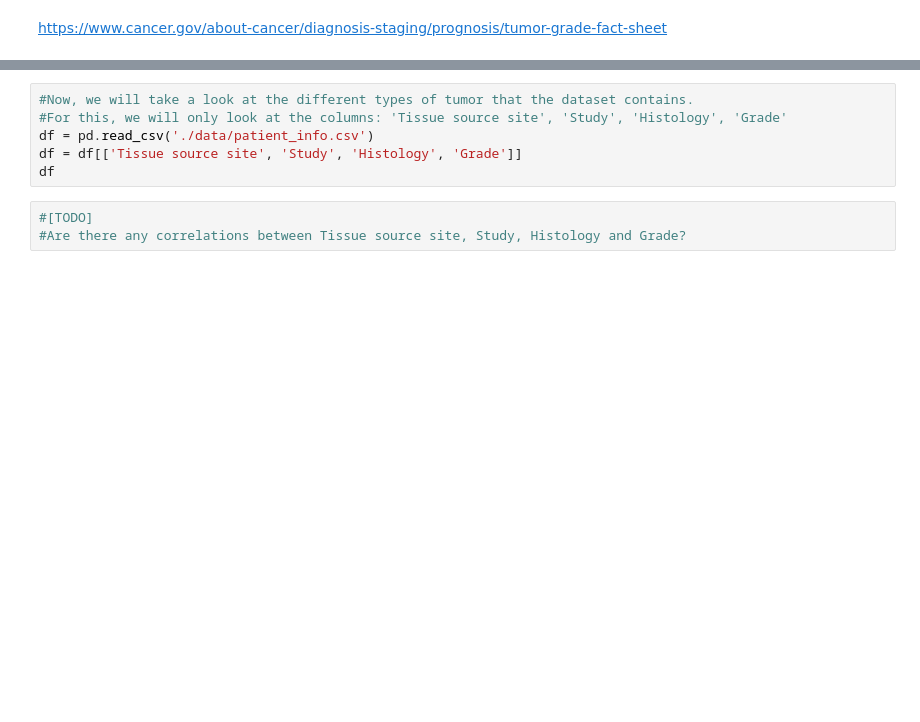
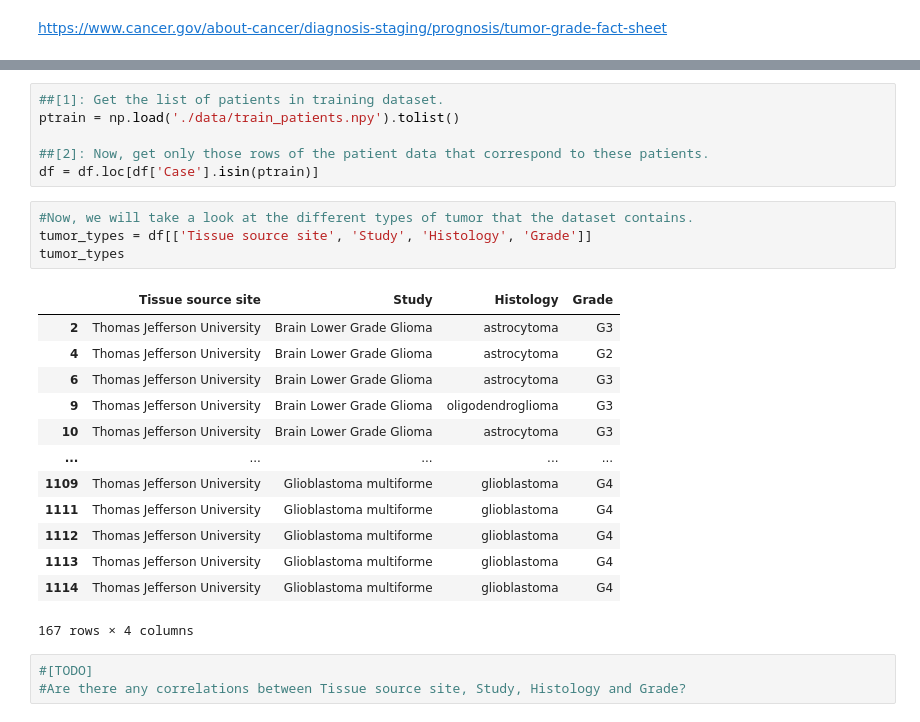
Before and after one commit to comp-hci-lab/BDSI_2022_ML, a Jupyter notebook: 01_Data_Exploration.ipynb, the cells around one changed output, grey strips where cells are left out. Saved outputs shown, nothing was run; the diff lists cells and outputs as text; blank space fills up the shorter version.

```diff
--- a/01_Data_Exploration.ipynb
+++ b/01_Data_Exploration.ipynb
@@ -42,9 +60,27 @@ https://www.cancer.gov/about-cancer/diagnosis-staging/prognosis/tumor-grade-fact
+# %%
+##[1]: Get the list of patients in training dataset.
+ptrain = np.load('./data/train_patients.npy').tolist()
+
+##[2]: Now, get only those rows of the patient data that correspond to these patients.
+df = df.loc[df['Case'].isin(ptrain)]
 # %%
 #Now, we will take a look at the different types of tumor that the dataset contains.
-#For this, we will only look at the columns: 'Tissue source site', 'Study', 'Histology', 'Grade'
-df = pd.read_csv('./data/patient_info.csv')
-df = df[['Tissue source site', 'Study', 'Histology', 'Grade']]
-df
+tumor_types = df[['Tissue source site', 'Study', 'Histology', 'Grade']]
+tumor_types
+# %% [output]
+|  | Tissue source site | Study | Histology | Grade |
+| 2 | Thomas Jefferson University | Brain Lower Grade Glioma | astrocytoma | G3 |
+| 4 | Thomas Jefferson University | Brain Lower Grade Glioma | astrocytoma | G2 |
+| 6 | Thomas Jefferson University | Brain Lower Grade Glioma | astrocytoma | G3 |
+| 9 | Thomas Jefferson University | Brain Lower Grade Glioma | oligodendroglioma | G3 |
+| 10 | Thomas Jefferson University | Brain Lower Grade Glioma | astrocytoma | G3 |
+| ... | ... | ... | ... | ... |
+| 1109 | Thomas Jefferson University | Glioblastoma multiforme | glioblastoma | G4 |
+| 1111 | Thomas Jefferson University | Glioblastoma multiforme | glioblastoma | G4 |
+| 1112 | Thomas Jefferson University | Glioblastoma multiforme | glioblastoma | G4 |
+| 1113 | Thomas Jefferson University | Glioblastoma multiforme | glioblastoma | G4 |
+| 1114 | Thomas Jefferson University | Glioblastoma multiforme | glioblastoma | G4 |
+167 rows × 4 columns
 # %%
 #[TODO]
 #Are there any correlations between Tissue source site, Study, Histology and Grade?
```
Also changed, not shown: parts of 8 cells of this notebook.
